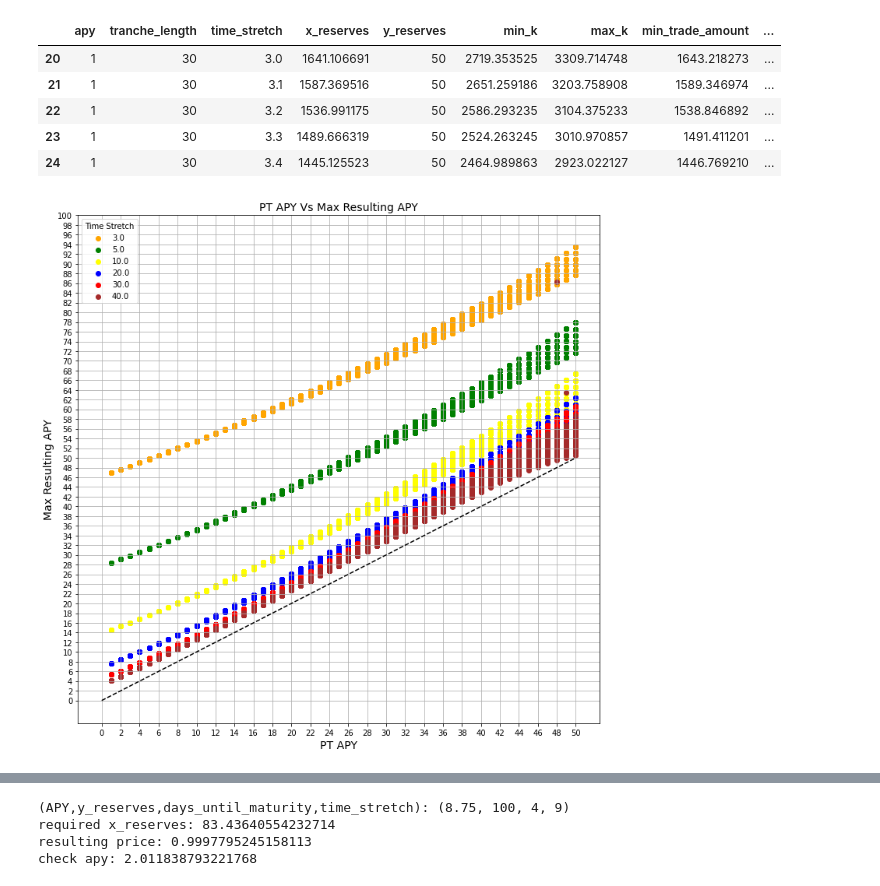
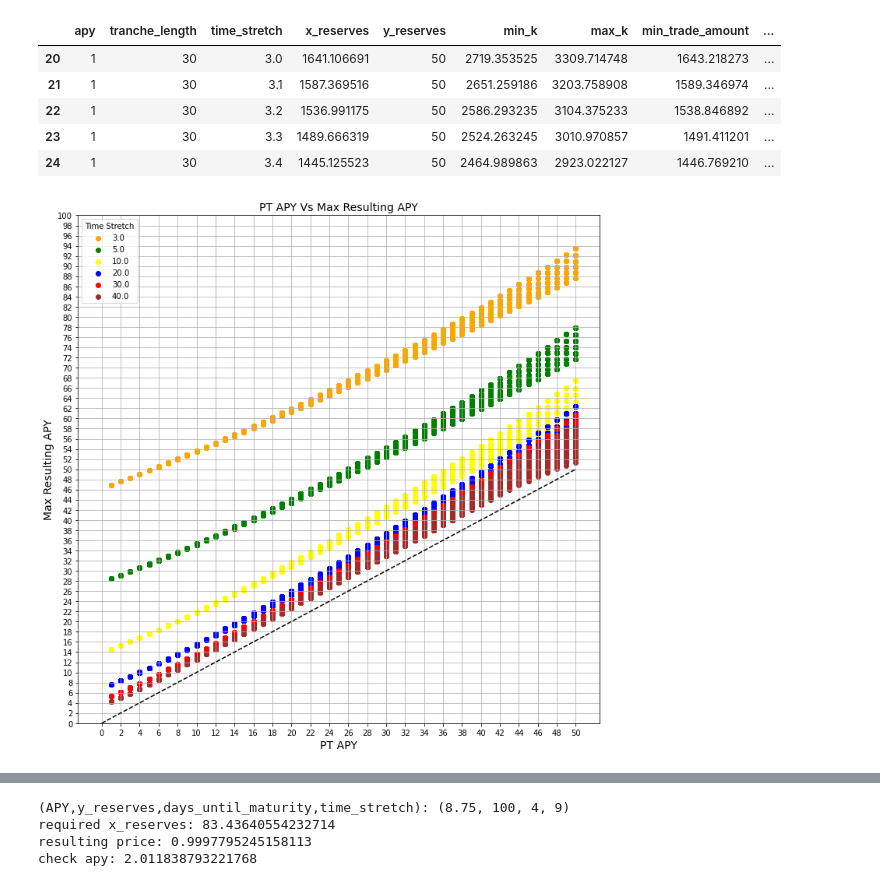
Before and after one commit to delvtech/agent0, a Jupyter notebook: limits_to_price_discovery.ipynb, the cells around one changed output, grey strips where cells are left out. Drawn from its saved outputs; the diff is of its cells as text; code cells hidden in the pictures.

Commit message:
regenerate plots need for construction paper

```diff
--- a/limits_to_price_discovery.ipynb
+++ b/limits_to_price_discovery.ipynb
@@ -446,6 +447,8 @@ import numpy as np
 #df.to_csv('apy_change.csv')
 pd.set_option('display.max_rows', None)
 df['reserve_ratio']=df['x_reserves']/df['y_reserves']
+
+df['time_stretch'] = round(df['time_stretch'],5)
 
 reserve_ratio_filter=(df['reserve_ratio']>=.1)&(df['reserve_ratio']<=1)
 price_discovery_filter=(df['max_apy_change']>=50)
@@ -493,9 +496,9 @@ df_filtered
 | 18739 | 2345622 | 2345622.0 | 50.0 | 180.0 | 2.3 | 728.549955 | 1000.0 | 677.590975 | 3425.809017 | ... |
 18740 rows × 20 columns
 # %%
-df['time_stretch'] = round(df['time_stretch'],1)
+#df['time_stretch'] = round(df['time_stretch'],1)
 #df[(df['apy']==9)&(df['tranche_length']==90)&(df['time_stretch']==9)]
-df_filtered[(df_filtered['apy']==10)]
+#df_filtered[(df_filtered['apy']==10)]
 # %% [output]
 |  | level_0 | index | apy | tranche_length | time_stretch | x_reserves | y_reserves | min_k | max_k | ... |
 | 47 | 3619 | 3619.0 | 10.0 | 30.0 | 11.0 | 49.557637 | 50.0 | 192.198198 | 198.880702 | ... |
@@ -643,34 +648,35 @@ plt.scatter(df_filtered['apy'], df_filtered['max_resulting_apy'], color='green',
 
 df_filtered = df[(df['time_stretch']==10) & (df['tranche_length']<=180)]
 
 plt.scatter(df_filtered['apy'], df_filtered['max_resulting_apy'], color='yellow',label= df_filtered['time_stretch'].iloc[0])
 
 df_filtered = df[(df['time_stretch']==20) & (df['tranche_length']<=180)]
 
 plt.scatter(df_filtered['apy'], df_filtered['max_resulting_apy'], color='blue',label= df_filtered['time_stretch'].iloc[0])
 
 df_filtered = df[(df['time_stretch']==30) & (df['tranche_length']<=180)]
 plt.scatter(df_filtered['apy'], df_filtered['max_resulting_apy'], color='red',label= df_filtered['time_stretch'].iloc[0])
 
 df_filtered = df[(df['time_stretch']==40) & (df['tranche_length']<=180)]
 plt.scatter(df_filtered['apy'], df_filtered['max_resulting_apy'], color='brown',label= df_filtered['time_stretch'].iloc[0])
 
 
 plt.title('PT APY Vs Max Resulting APY', fontsize=14)
 plt.xlabel('PT APY', fontsize=14)
 plt.ylabel('Max Resulting APY', fontsize=14)
 plt.grid(True)
 plt.legend(title="Time Stretch")
 x = np.arange(0,51,1)
 y = x
 plt.plot(x, y, '--', color="black")
 plt.yticks(np.arange(0,101, 2))
 plt.xticks(np.arange(0,51, 2))
+plt.ylim(0,100)
 plt.show()
 
 ### This tells me that yield bearing asset APY does have an affect on Max % APY Change
 # %% [output]
-[figure, old version]
+[figure, new version]
 # %%
 import pandas as pd
 import matplotlib.pyplot as plt
```
Also changed, not shown: parts of 8 cells of this notebook.
